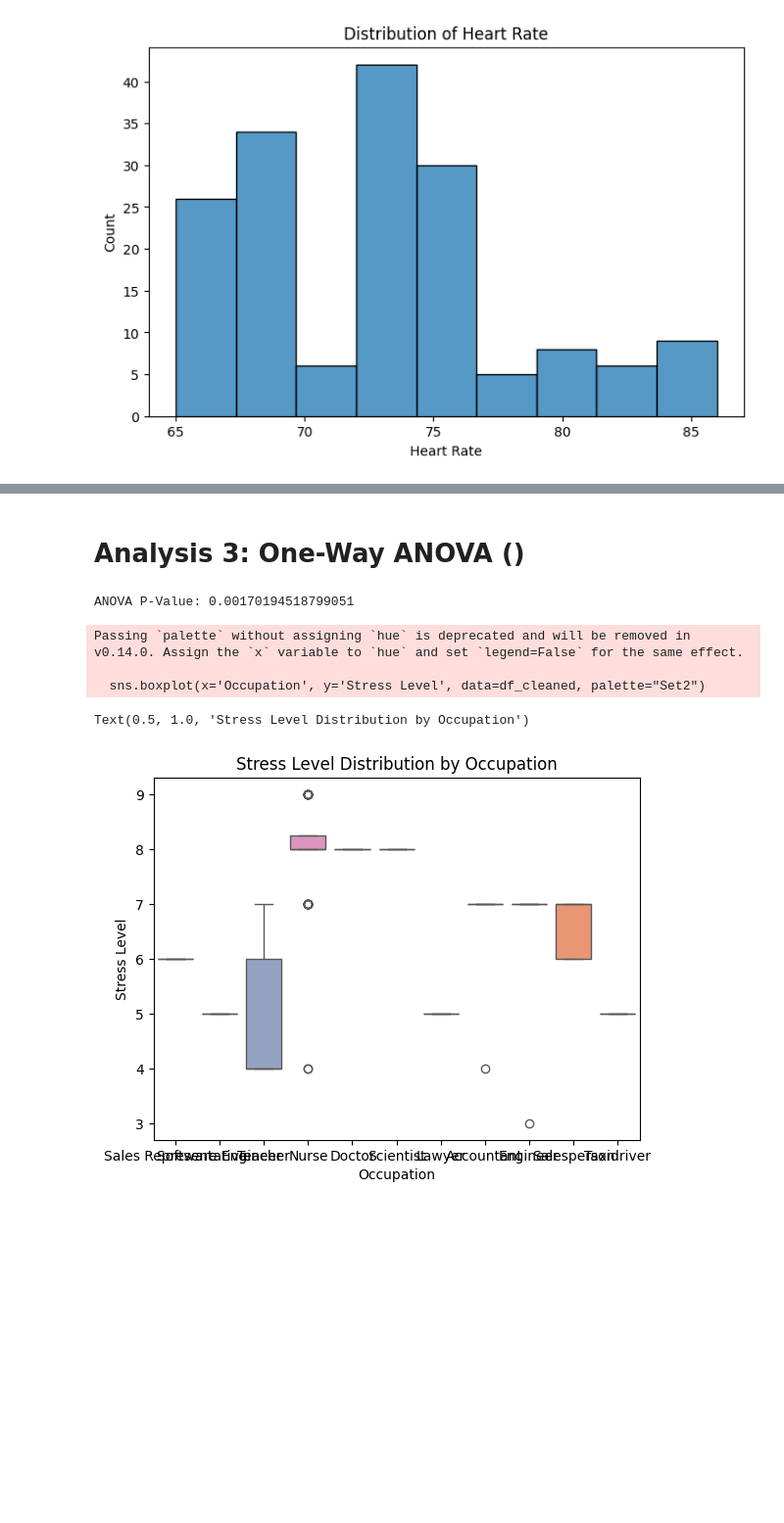
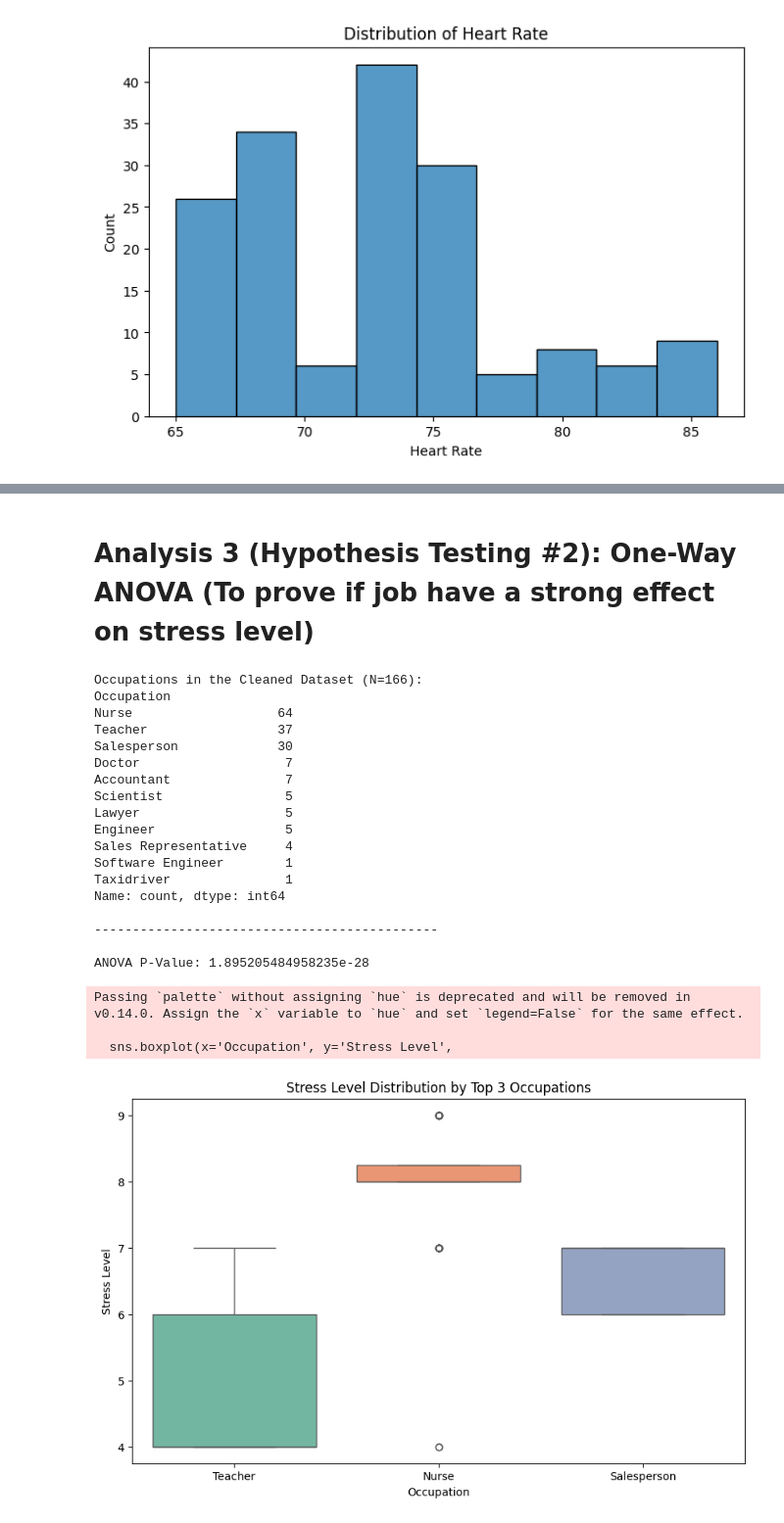
Before and after one commit to Kucheing/FirstOpeningZomato, a Jupyter notebook: ASGZD-1201/ProjectSleepDisorder.ipynb, the cells around one changed output, grey strips where cells are left out. Shown at 98% size. Drawn from its saved outputs; the diff is of its cells as text; code cells hidden in the pictures; blank space fills up the shorter version.

Commit message:
update til analysis 5

```diff
--- a/ASGZD-1201/ProjectSleepDisorder.ipynb
+++ b/ASGZD-1201/ProjectSleepDisorder.ipynb
@@ -711,20 +722,49 @@ Category:
 # %% [markdown]
-# **Analysis 3: One-Way ANOVA ()**
+# **Analysis 3 (Hypothesis Testing #2): One-Way ANOVA (To prove if job have a strong effect on stress level)**
 # %%
-# We compare the mean stress of 4 groups, picking the one that has highest amount of participants in the profession
-# The 4 highest count for profession is
+# We compare the mean stress of 3 groups, picking the one that has highest amount of participants in the profession
+# The 3 highest count for profession is
+# Check the count of people in each occupation for the cleaned data
+print("Occupations in the Cleaned Dataset (N=166):")
+print(df_cleaned['Occupation'].value_counts())
+print("\n---------------------------------------------\n")
+
+# I picked 3 of the highest here is because we want a fair p value, if we instead include everything it messes it up
+# because since the other occupations have very low count and it will skew the p value,
+# so we want to focus on the top 3 occupations that have the most participants to get a more accurate p value for my ANOVA test
 f_stat, p_val = stats.f_oneway(df_cleaned[df_cleaned['Occupation'] == 'Nurse']['Stress Level'],
-                               df_cleaned[df_cleaned['Occupation'] == 'Doctor']['Stress Level'],
-                               df_cleaned[df_cleaned['Occupation'] == 'Engineer']['Stress Level'])
+                               df_cleaned[df_cleaned['Occupation'] == 'Teacher']['Stress Level'],
+                               df_cleaned[df_cleaned['Occupation'] == 'Salesperson']['Stress Level'])
 print(f"ANOVA P-Value: {p_val}")
 
-# Visualization 3: Boxplot
-sns.boxplot(x='Occupation', y='Stress Level', data=df_cleaned, palette="Set2")
-plt.title("Stress Level Distribution by Occupation")
+# Visualization 3: Boxplot for just these 3 occupations
+top_3 = ['Nurse', 'Teacher', 'Salesperson' ]
+plt.figure(figsize=(10,6))
+sns.boxplot(x='Occupation', y='Stress Level',
+            data=df_cleaned[df_cleaned['Occupation'].isin(top_3)],
+            palette="Set2")
+plt.title("Stress Level Distribution by Top 3 Occupations")
+plt.show()
 # %% [output]
-ANOVA P-Value: 0.00170194518799051
+Occupations in the Cleaned Dataset (N=166):
+Occupation
+Nurse                   64
+Teacher                 37
+Salesperson             30
+Doctor                   7
+Accountant               7
+Scientist                5
+Lawyer                   5
+Engineer                 5
+Sales Representative     4
+Software Engineer        1
+Taxidriver               1
+Name: count, dtype: int64
+
+---------------------------------------------
+
+ANOVA P-Value: 1.895205484958235e-28
 Passing `palette` without assigning `hue` is deprecated and will be removed in v0.14.0. Assign the `x` variable to `hue` and set `legend=False` for the same effect.
 
-  sns.boxplot(x='Occupation', y='Stress Level', data=df_cleaned, palette="Set2")
+  sns.boxplot(x='Occupation', y='Stress Level',
-Text(0.5, 1.0, 'Stress Level Distribution by Occupation')
-[figure, old version]
+[figure, new version]
```
Also changed, not shown: parts of 12 cells of this notebook.
